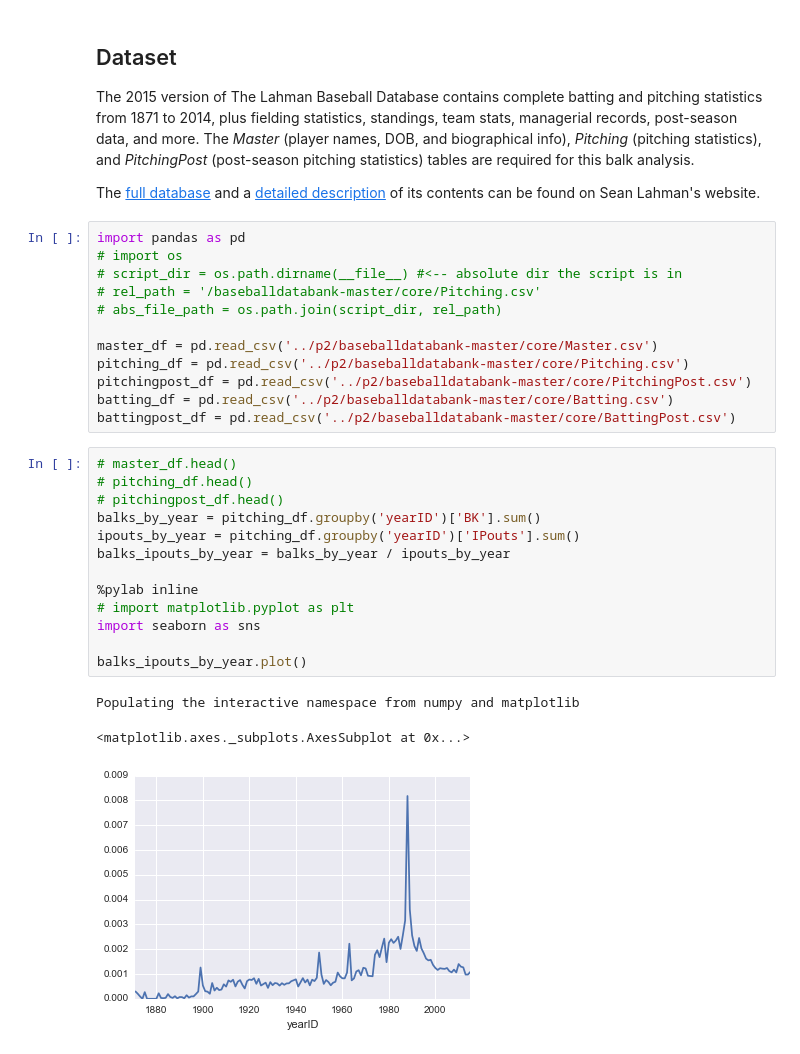
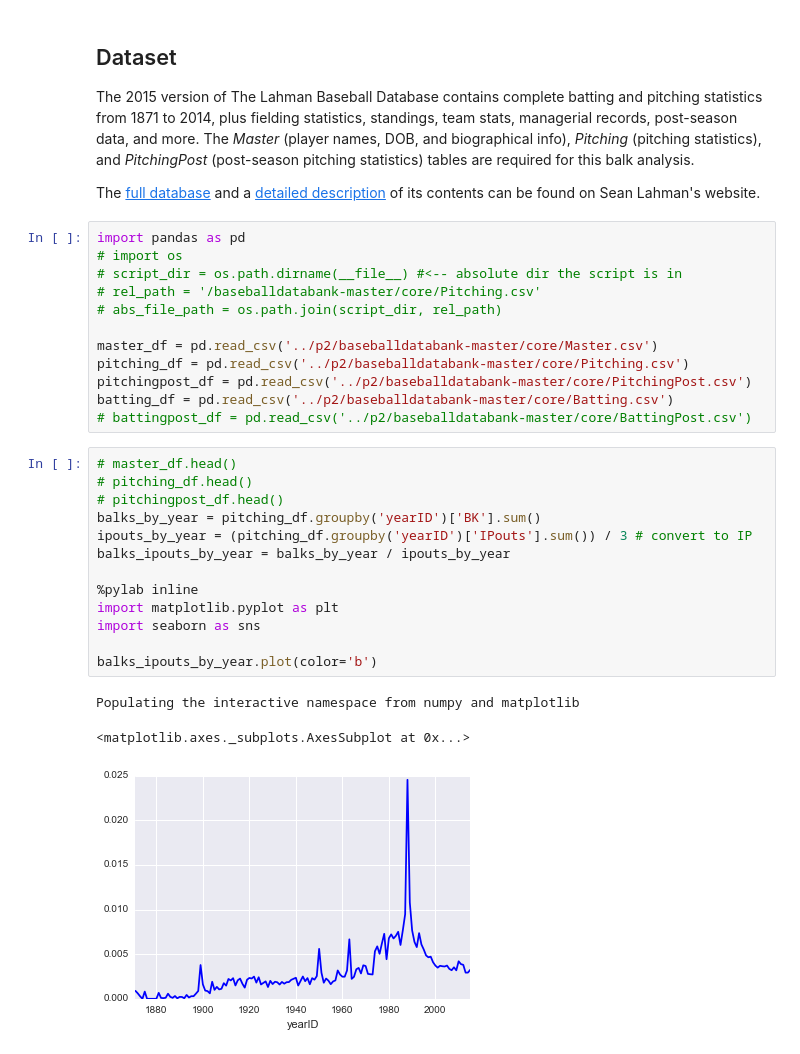
Before and after one commit to davidventuri/udacity-dand, a Jupyter notebook: p2/Data_Analyst_ND_Project2.ipynb, the cells around one changed output. Saved outputs shown, nothing was run; the diff lists cells and outputs as text.

```diff
--- a/p2/Data_Analyst_ND_Project2.ipynb
+++ b/p2/Data_Analyst_ND_Project2.ipynb
@@ -37,21 +37,21 @@ master_df = pd.read_csv('../p2/baseballdatabank-master/core/Master.csv')
 pitching_df = pd.read_csv('../p2/baseballdatabank-master/core/Pitching.csv')
 pitchingpost_df = pd.read_csv('../p2/baseballdatabank-master/core/PitchingPost.csv')
 batting_df = pd.read_csv('../p2/baseballdatabank-master/core/Batting.csv')
-battingpost_df = pd.read_csv('../p2/baseballdatabank-master/core/BattingPost.csv')
+# battingpost_df = pd.read_csv('../p2/baseballdatabank-master/core/BattingPost.csv')
 # %%
 # master_df.head()
 # pitching_df.head()
 # pitchingpost_df.head()
 balks_by_year = pitching_df.groupby('yearID')['BK'].sum()
-ipouts_by_year = pitching_df.groupby('yearID')['IPouts'].sum()
+ipouts_by_year = (pitching_df.groupby('yearID')['IPouts'].sum()) / 3 # convert to IP
 balks_ipouts_by_year = balks_by_year / ipouts_by_year
 
 %pylab inline
-# import matplotlib.pyplot as plt
+import matplotlib.pyplot as plt
 import seaborn as sns
 
-balks_ipouts_by_year.plot()
+balks_ipouts_by_year.plot(color='b')
 # %% [output]
 Populating the interactive namespace from numpy and matplotlib
 <matplotlib.axes._subplots.AxesSubplot at 0x...>
-[figure, old version]
+[figure, new version]
```
Also changed, not shown: parts of 6 cells of this notebook.
